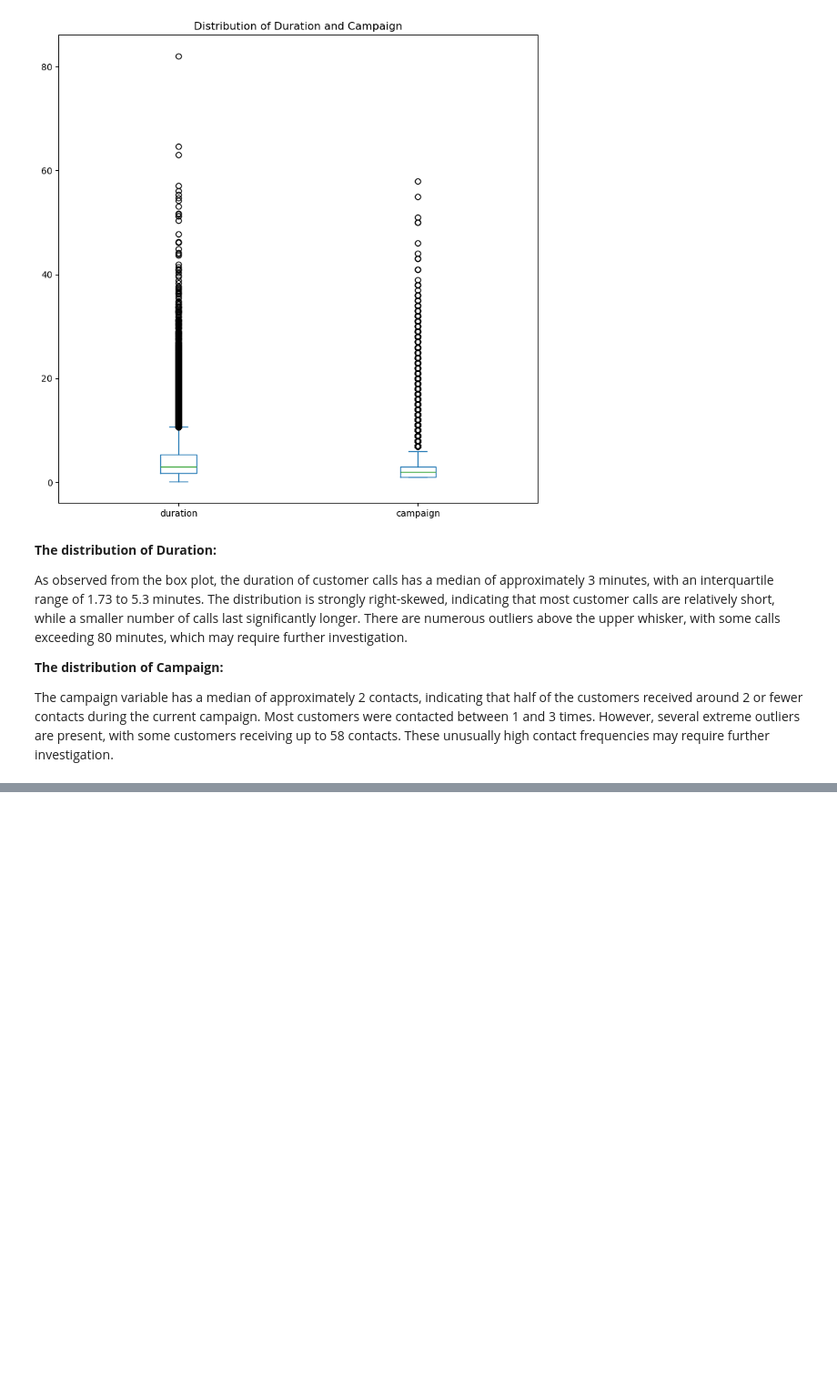
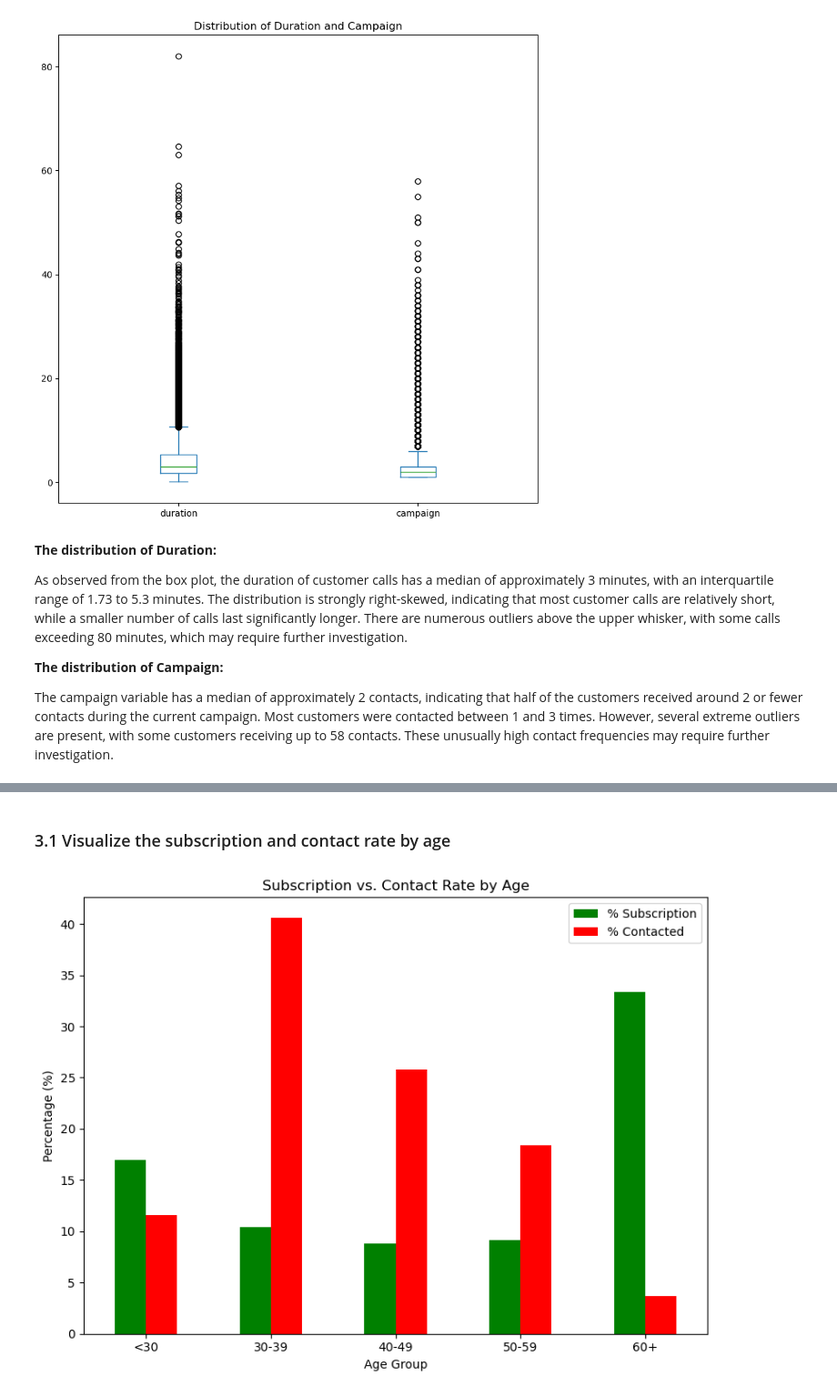
Before and after one commit to ranjansinghds/Bank-Telemarketing-Analysis-Project, a Jupyter notebook: Portuguese_Bank_Telemarketing_Analysis.ipynb, the cells around one changed output, grey strips where cells are left out. Shown at 91% size. Saved outputs shown, nothing was run; the diff lists cells and outputs as text; code cells hidden in the pictures; blank space fills up the shorter version.

```diff
--- a/Portuguese_Bank_Telemarketing_Analysis.ipynb
+++ b/Portuguese_Bank_Telemarketing_Analysis.ipynb
@@ -261,0 +323,47 @@ The campaign variable has a median of approximately 2 contacts, indicating that
+# %% [markdown]
+### 3.1 Visualize the subscription and contact rate by age
+# %%
+# Step 1. Create age groups
+bins = [0, 29, 39, 49, 59, float('inf')]
+labels = ['<30', '30-39', '40-49', '50-59', '60+']
+
+df7['age_group'] = pd.cut(
+    df7['age'],
+    bins=bins,
+    labels=labels
+)
+# %%
+# Step 2. Calculate subscription percentage
+count_age_response_pct = pd.crosstab(
+    df7['age_group'],
+    df7['response'],
+    normalize='index'
+) * 100
+# %%
+# Step 3. Calculate contact percentage
+age = df7['age_group'].value_counts().sort_index().to_frame()
+
+age['% Contacted'] = age['count'] / age['count'].sum() * 100
+
+age['% Subscription'] = count_age_response_pct['yes']
+
+age = age.rename(columns={'count': 'Total Contacts'})
+# %%
+# Step 4. Create the bar chart
+plot_age = age[['% Subscription', '% Contacted']]
+
+plot_age.plot(
+    kind='bar',
+    figsize=(8, 6),
+    color=['green', 'red']
+)
+
+plt.xlabel('Age Group')
+plt.ylabel('Percentage (%)')
+plt.title('Subscription vs. Contact Rate by Age')
+plt.xticks(rotation=0)
+plt.legend()
+plt.tight_layout()
+plt.show()
+# %% [output]
+[figure, added]
```
Also changed, not shown: parts of 16 cells of this notebook, 4 other files.
